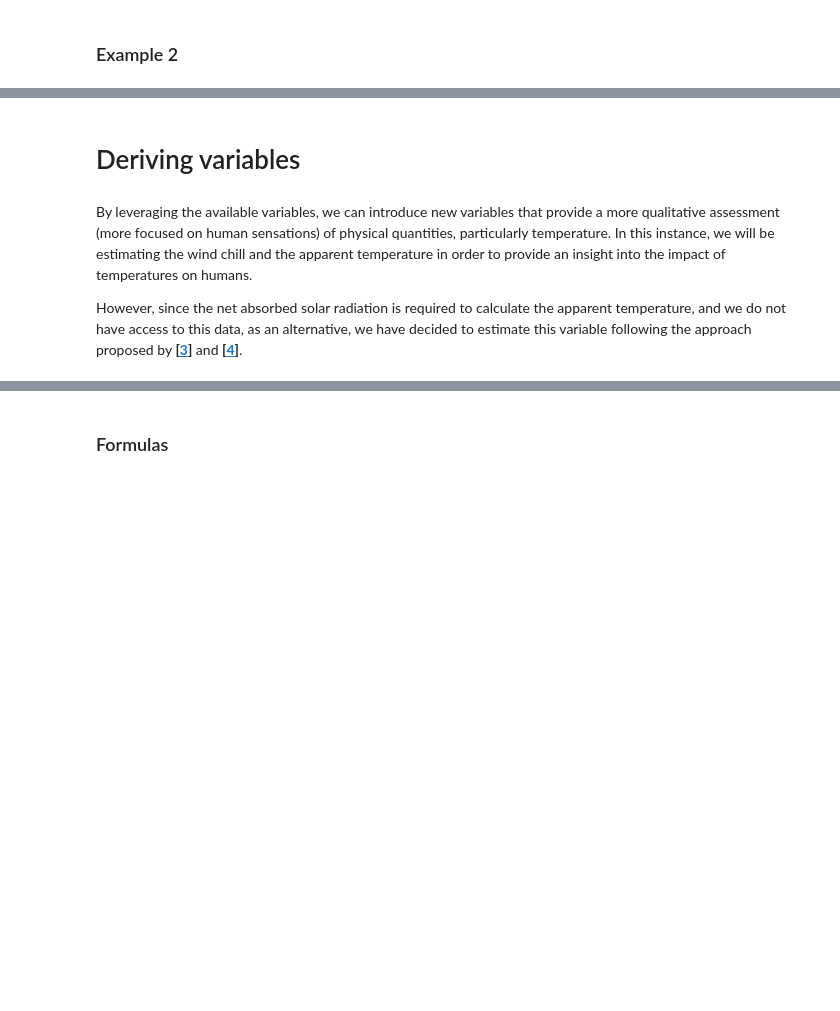
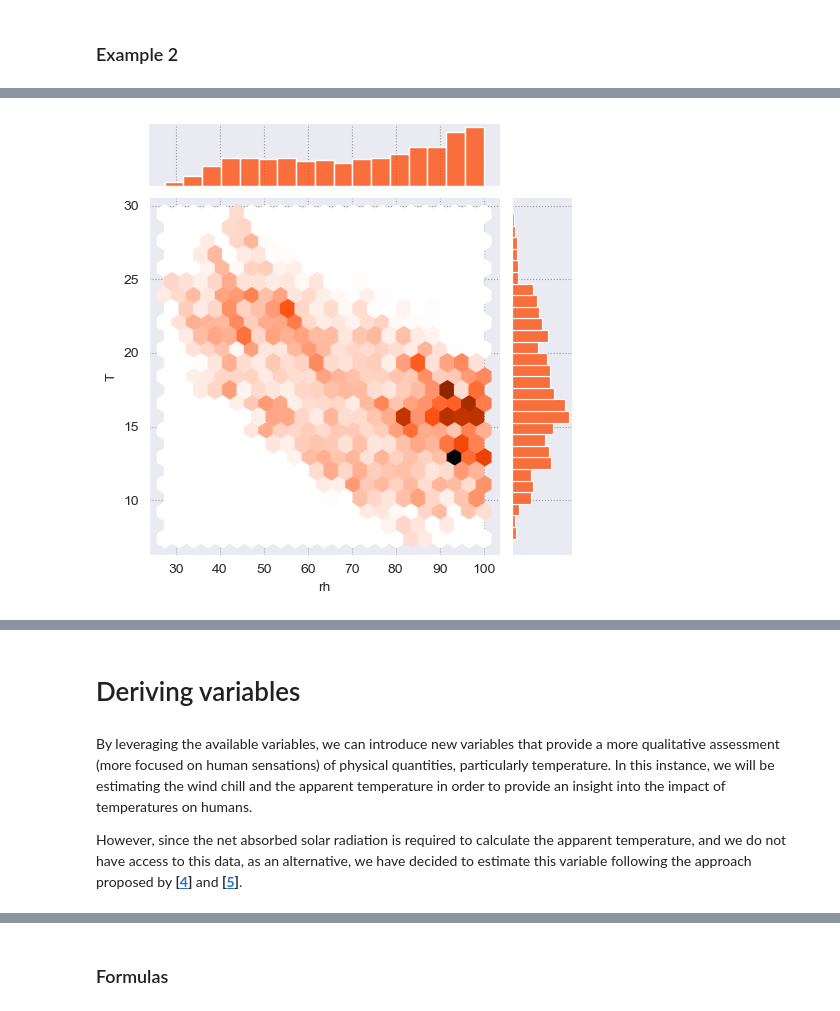
Before and after one commit to achrafkr/Data-Visualization, a Jupyter notebook: Notebooks/Weather_analysis.ipynb, the cells around one changed output, grey strips where cells are left out. Cells and saved outputs as stored; diff of their text form; code cells hidden in the pictures; blank space fills up the shorter version.

```diff
--- a/Notebooks/Weather_analysis.ipynb
+++ b/Notebooks/Weather_analysis.ipynb
@@ -359,0 +376,7 @@ plt.show()
+# %%
+%%time
+month=6
+sns.jointplot(data.query(f"month=={month}"), x="rh", y="T", color="orangered", hex", height=5kind=")
+plt.show()
+# %% [output]
+[figure, added]
@@ -364,7 +389,7 @@ plt.show()
 By leveraging the available variables, we can introduce new variables that provide a more qualitative assessment (more focused on human sensations) of physical quantities, particularly temperature. In this instance, we will be estimating the wind chill and the apparent temperature in order to provide an insight into the impact of temperatures on humans.
 
 
-However, since the net absorbed solar radiation is required to calculate the apparent temperature, and we do not have access to this data, as an alternative, we have decided to estimate this variable following the approach proposed by **[[3](https://doi.org/10.1016/j.jrmge.2016.10.004)]** and **[[4](https://doi.org/10.1016/j.ijheatmasstransfer.2013.03.031)]**.
+However, since the net absorbed solar radiation is required to calculate the apparent temperature, and we do not have access to this data, as an alternative, we have decided to estimate this variable following the approach proposed by **[[4](https://doi.org/10.1016/j.jrmge.2016.10.004)]** and **[[5](https://doi.org/10.1016/j.ijheatmasstransfer.2013.03.031)]**.
 # %% [markdown]
 The **Wind Chill** ($W_{c}$) describes the effect of the wind on how the human body perceives temperatures. The standard formula defines the wind chill as a non linear combination of the air temperature and wind speed:
 $$ W_{c} = 13.12 + 0.6215 T_{a} + (0.3965 T_{a} - 11.37) v ^{0.16}$$
```
Also changed, not shown: parts of 35 cells of this notebook.
